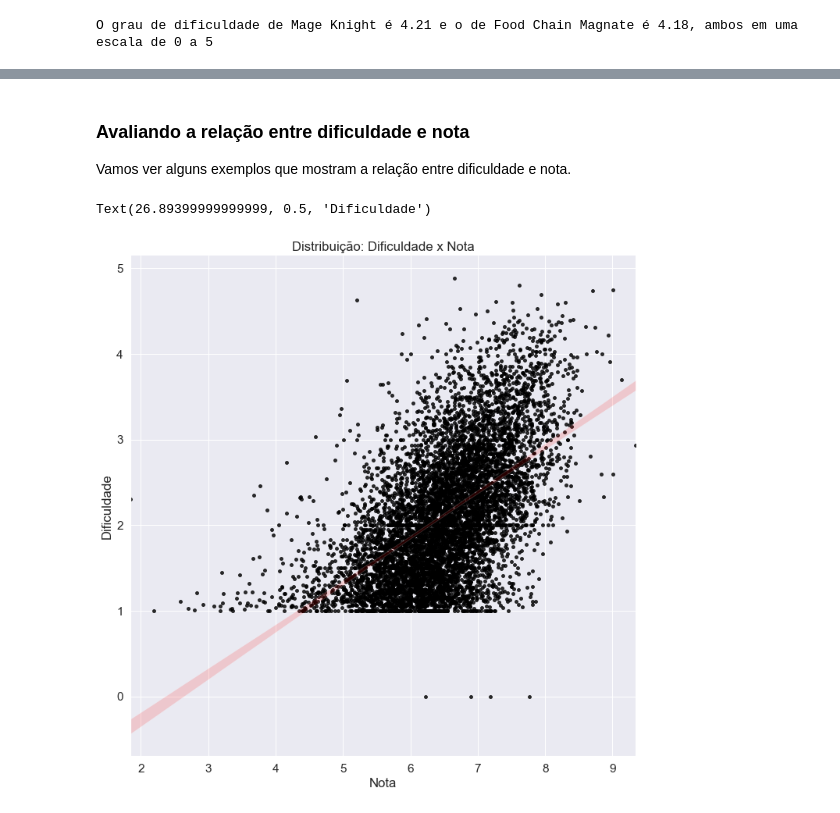
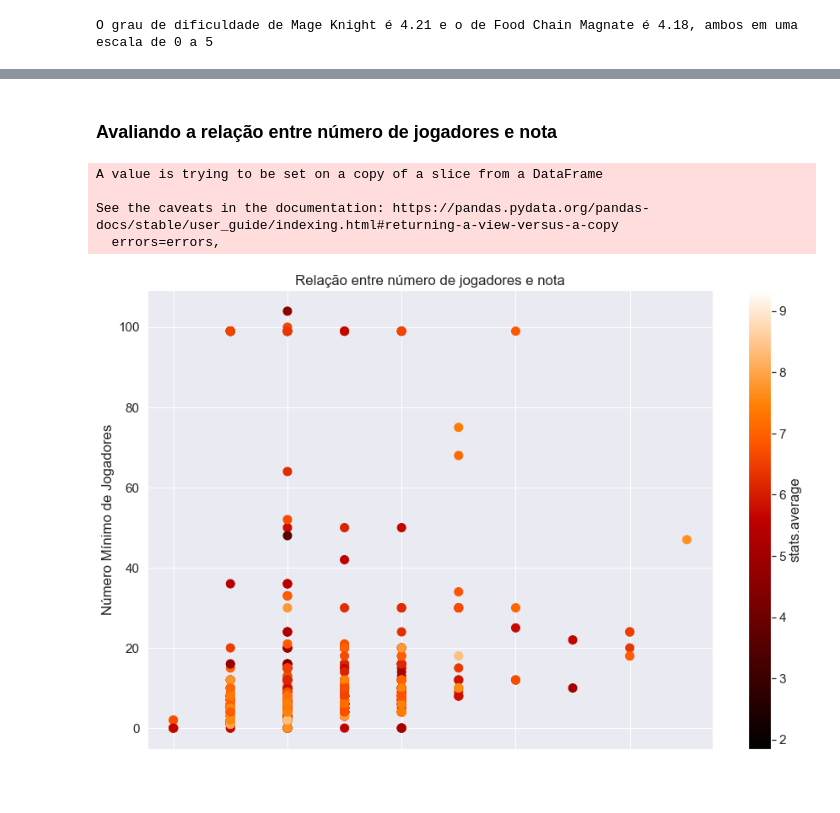
Before and after one commit to romulofff/BoardGameGeekAnalysis, a Jupyter notebook: boardgames.ipynb, the cells around one changed output, grey strips where cells are left out. Saved outputs shown, nothing was run; the diff lists cells and outputs as text; code cells hidden in the pictures; blank space fills up the shorter version.

```diff
--- a/boardgames.ipynb
+++ b/boardgames.ipynb
@@ -172,19 +202,23 @@ O grau de dificuldade de Mage Knight é 4.21 e o de Food Chain Magnate é 4.18,
 # %% [markdown]
-### Avaliando a relação entre dificuldade e nota
-
-Vamos ver alguns exemplos que mostram a relação entre dificuldade e nota.
+### Avaliando a relação entre número de jogadores e nota
-# %%
-averagexweight = usersrated_100[['details.name', 'stats.averageweight', 'stats.average']]
-averagexweight = averagexweight.sort_values('stats.averageweight', ascending=False)
-
-sn.set(font_scale=1.4)
-sn.lmplot('stats.average', 'stats.averageweight', averagexweight,
-               scatter_kws={"s": 15, 'color':'black'}, line_kws={'color': 'red'}, height=10)
-# \n
-plt.title('Distribuição: Dificuldade x Nota')
-plt.xlabel('Nota')
-plt.ylabel('Dificuldade')
-# good_rate
-# %% [output]
-Text(26.89399999999999, 0.5, 'Dificuldade')
-[figure, removed]
+# %%
+averagexplayers = usersrated_100[['details.name', 'details.minplayers', 'details.maxplayers', 'stats.average']]
+averagexplayers.set_index('details.maxplayers')
+averagexplayers = averagexplayers.drop(23008) # Removendo outliers
+averagexplayers = averagexplayers.drop(65996) # Removendo outliers
+
+
+fig = averagexplayers.plot(x='details.minplayers', y='details.maxplayers',
+                     c='stats.average', colormap='gist_heat',
+                     figsize=(15, 10), kind='scatter',
+                     title='Relação entre número de jogadores e nota',
+                     s=100)
+plt.xlabel('Número Máximo de Jogadores')
+plt.ylabel('Número Mínimo de Jogadores')
+plt.savefig('playersxrating.png')
+# %% [output]
+A value is trying to be set on a copy of a slice from a DataFrame
+
+See the caveats in the documentation: https://pandas.pydata.org/pandas-docs/stable/user_guide/indexing.html#returning-a-view-versus-a-copy
+  errors=errors,
+[figure, added]
```
Also changed, not shown: parts of 7 cells of this notebook.
